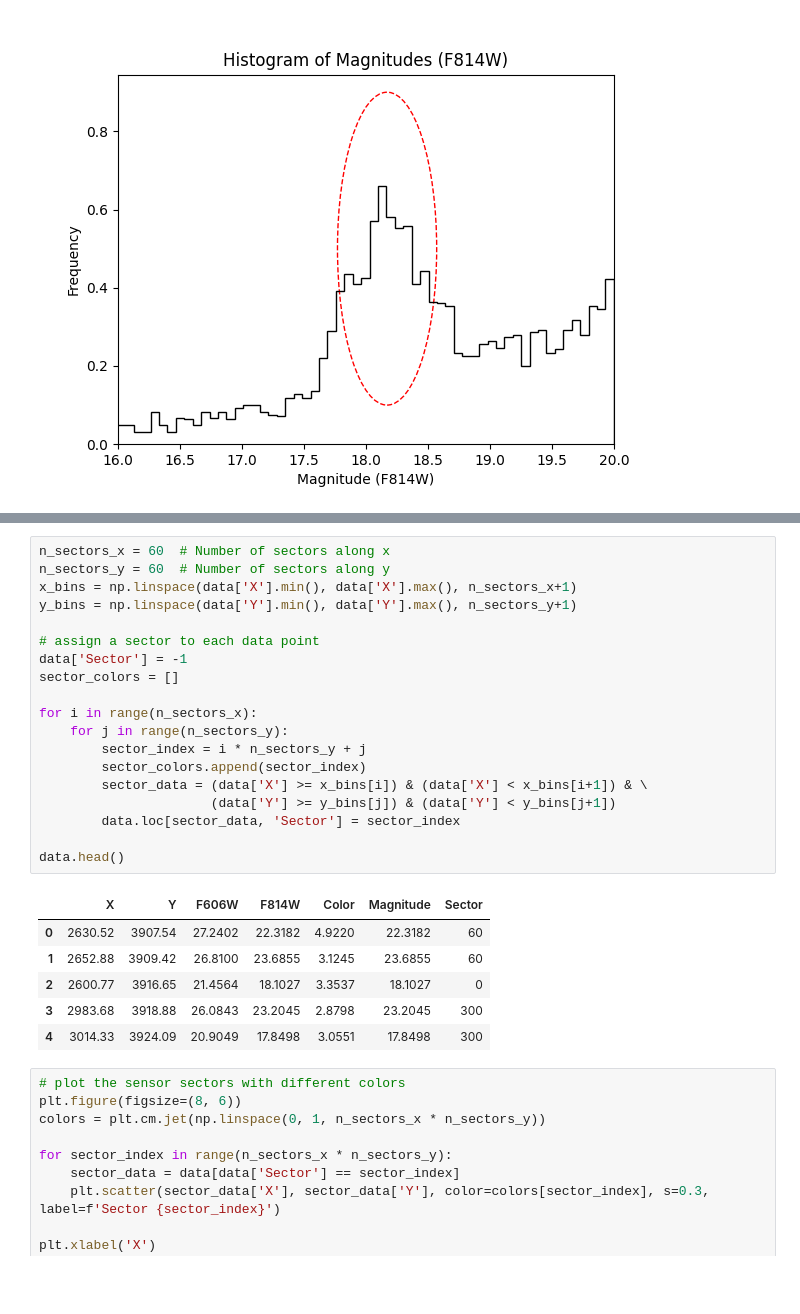
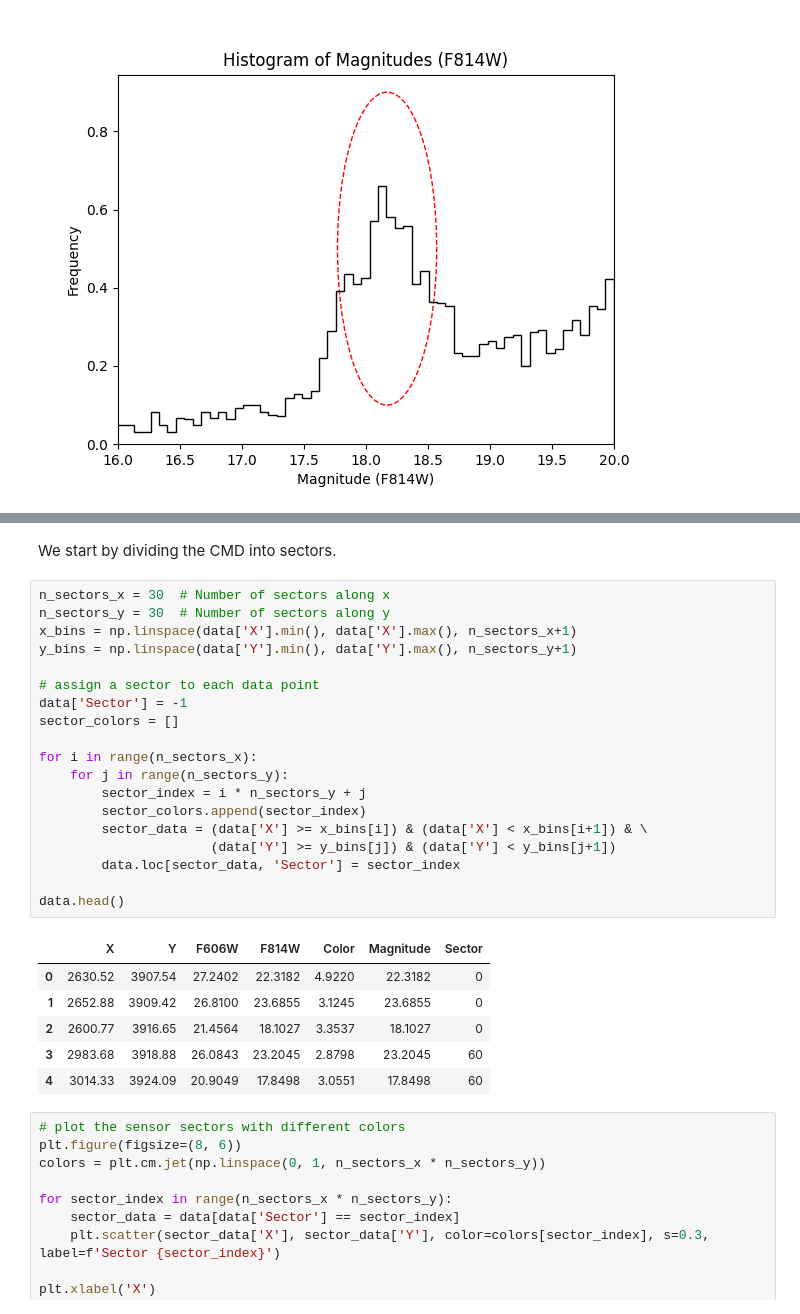
Before and after one commit to giadaaggio/stellar_rp, a Jupyter notebook: Ter5.ipynb, the cells around one changed output, grey strips where cells are left out. Cells and saved outputs as stored; diff of their text form; blank space fills up the shorter version.

```diff
--- a/Ter5.ipynb
+++ b/Ter5.ipynb
@@ -141,29 +143,31 @@ To correct for differential reddening we first divide the field of view in **sec
+# %% [markdown]
+We start by dividing the CMD into sectors.
 # %%
-n_sectors_x = 60  # Number of sectors along x
-n_sectors_y = 60  # Number of sectors along y
+n_sectors_x = 30  # Number of sectors along x
+n_sectors_y = 30  # Number of sectors along y
 x_bins = np.linspace(data['X'].min(), data['X'].max(), n_sectors_x+1)
 y_bins = np.linspace(data['Y'].min(), data['Y'].max(), n_sectors_y+1)
 
 # assign a sector to each data point
 data['Sector'] = -1
 sector_colors = []
 
 for i in range(n_sectors_x):
     for j in range(n_sectors_y):
         sector_index = i * n_sectors_y + j
         sector_colors.append(sector_index)
         sector_data = (data['X'] >= x_bins[i]) & (data['X'] < x_bins[i+1]) & \
                       (data['Y'] >= y_bins[j]) & (data['Y'] < y_bins[j+1])
         data.loc[sector_data, 'Sector'] = sector_index
 
 data.head()
 # %% [output]
 |  | X | Y | F606W | F814W | Color | Magnitude | Sector |
-| 0 | 2630.52 | 3907.54 | 27.2402 | 22.3182 | 4.9220 | 22.3182 | 60 |
-| 1 | 2652.88 | 3909.42 | 26.8100 | 23.6855 | 3.1245 | 23.6855 | 60 |
+| 0 | 2630.52 | 3907.54 | 27.2402 | 22.3182 | 4.9220 | 22.3182 | 0 |
+| 1 | 2652.88 | 3909.42 | 26.8100 | 23.6855 | 3.1245 | 23.6855 | 0 |
 | 2 | 2600.77 | 3916.65 | 21.4564 | 18.1027 | 3.3537 | 18.1027 | 0 |
-| 3 | 2983.68 | 3918.88 | 26.0843 | 23.2045 | 2.8798 | 23.2045 | 300 |
-| 4 | 3014.33 | 3924.09 | 20.9049 | 17.8498 | 3.0551 | 17.8498 | 300 |
+| 3 | 2983.68 | 3918.88 | 26.0843 | 23.2045 | 2.8798 | 23.2045 | 60 |
+| 4 | 3014.33 | 3924.09 | 20.9049 | 17.8498 | 3.0551 | 17.8498 | 60 |
 # %%
 # plot the sensor sectors with different colors
 plt.figure(figsize=(8, 6))
```
Also changed, not shown: parts of 27 cells of this notebook, 1 other file.
